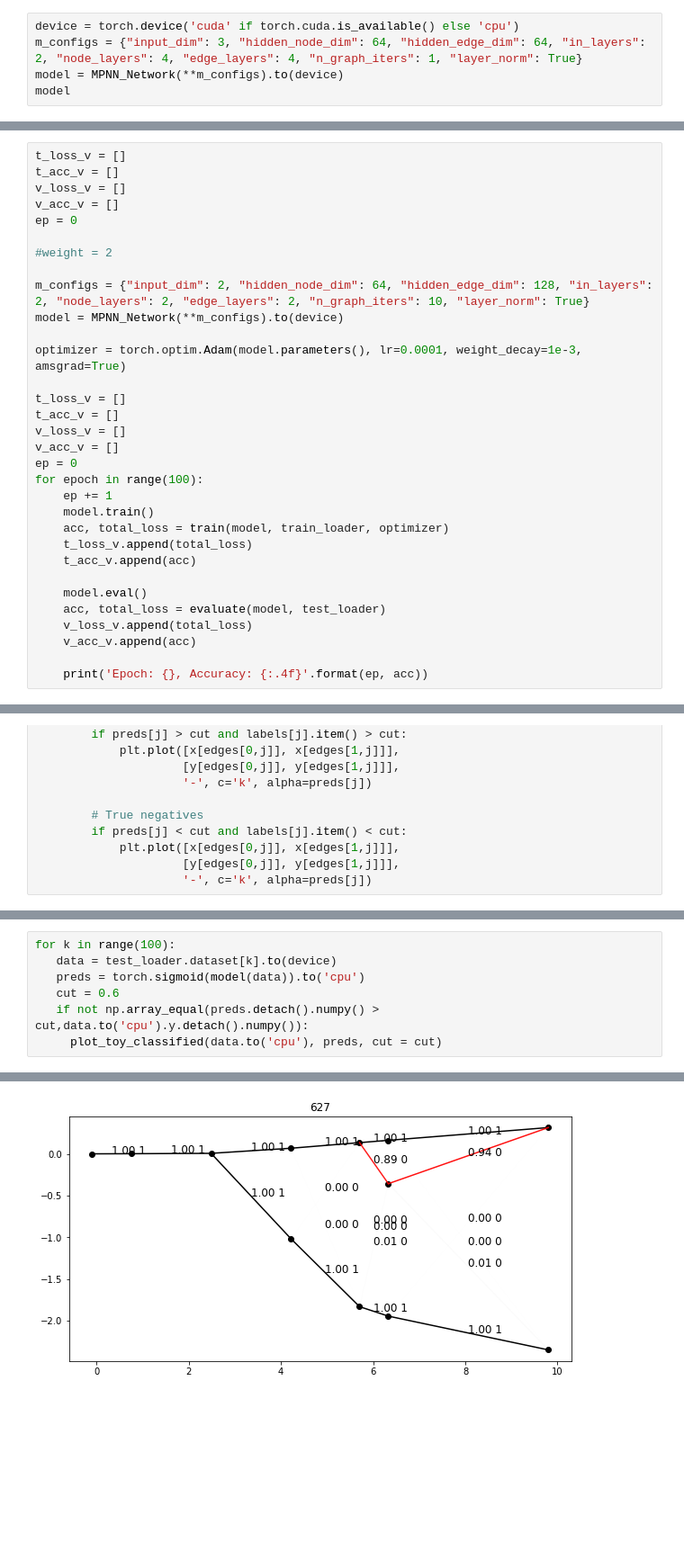
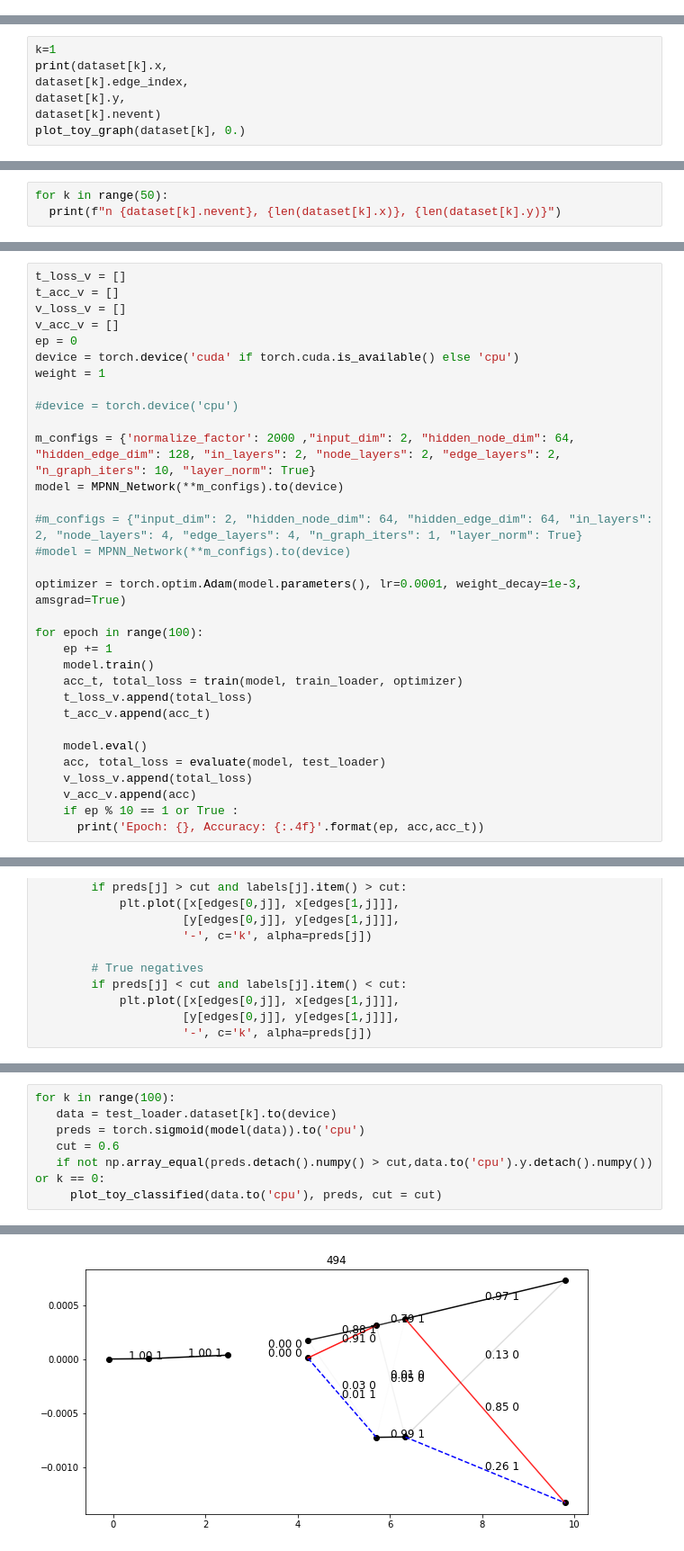
Before and after one commit to kamileo96/GNN-Tracking, a Jupyter notebook: GNN_muonE_2D.ipynb, the cells around one changed output, grey strips where cells are left out. Shown at 90% size. Saved outputs shown, nothing was run; the diff lists cells and outputs as text; blank space fills up the shorter version.

```diff
--- a/GNN_muonE_2D.ipynb
+++ b/GNN_muonE_2D.ipynb
@@ -209,5 +215,0 @@ Build a version of the model and print it out.
-# %%
-device = torch.device('cuda' if torch.cuda.is_available() else 'cpu')
-m_configs = {"input_dim": 3, "hidden_node_dim": 64, "hidden_edge_dim": 64, "in_layers": 2, "node_layers": 4, "edge_layers": 4, "n_graph_iters": 1, "layer_norm": True}
-model = MPNN_Network(**m_configs).to(device)
-model
@@ -442,0 +511,7 @@ tensor([[-1.0500e-01,  5.4536e-08],
+# %%
+k=1
+print(dataset[k].x,
+dataset[k].edge_index,
+dataset[k].y,
+dataset[k].nevent)
+plot_toy_graph(dataset[k], 0.)
@@ -442,0 +532,3 @@ tensor([[-1.0500e-01,  5.4536e-08],
+# %%
+for k in range(50):
+  print(f"n {dataset[k].nevent}, {len(dataset[k].x)}, {len(dataset[k].y)}")
@@ -453,30 +563,30 @@ t_acc_v = []
 v_loss_v = []
 v_acc_v = []
 ep = 0
+device = torch.device('cuda' if torch.cuda.is_available() else 'cpu')
+weight = 1
 
-#weight = 2
+#device = torch.device('cpu')
 
-m_configs = {"input_dim": 2, "hidden_node_dim": 64, "hidden_edge_dim": 128, "in_layers": 2, "node_layers": 2, "edge_layers": 2, "n_graph_iters": 10, "layer_norm": True}
+m_configs = {'normalize_factor': 2000 ,"input_dim": 2, "hidden_node_dim": 64, "hidden_edge_dim": 128, "in_layers": 2, "node_layers": 2, "edge_layers": 2, "n_graph_iters": 10, "layer_norm": True}
 model = MPNN_Network(**m_configs).to(device)
+
+#m_configs = {"input_dim": 2, "hidden_node_dim": 64, "hidden_edge_dim": 64, "in_layers": 2, "node_layers": 4, "edge_layers": 4, "n_graph_iters": 1, "layer_norm": True}
+#model = MPNN_Network(**m_configs).to(device)
 
 optimizer = torch.optim.Adam(model.parameters(), lr=0.0001, weight_decay=1e-3, amsgrad=True)
 
-t_loss_v = []
-t_acc_v = []
-v_loss_v = []
-v_acc_v = []
-ep = 0
 for epoch in range(100):
     ep += 1
     model.train()
-    acc, total_loss = train(model, train_loader, optimizer)
+    acc_t, total_loss = train(model, train_loader, optimizer)
     t_loss_v.append(total_loss)
-    t_acc_v.append(acc)
+    t_acc_v.append(acc_t)
 
     model.eval()
     acc, total_loss = evaluate(model, test_loader)
     v_loss_v.append(total_loss)
     v_acc_v.append(acc)
-
-    print('Epoch: {}, Accuracy: {:.4f}'.format(ep, acc))
+    if ep % 10 == 1 or True :
+      print('Epoch: {}, Accuracy: {:.4f}'.format(ep, acc,acc_t))
 # %% [output]
@@ -566,6 +689,6 @@ for k in range(100):
    data = test_loader.dataset[k].to(device)
    preds = torch.sigmoid(model(data)).to('cpu')
    cut = 0.6
-   if not np.array_equal(preds.detach().numpy() > cut,data.to('cpu').y.detach().numpy()):
+   if not np.array_equal(preds.detach().numpy() > cut,data.to('cpu').y.detach().numpy()) or k == 0:
      plot_toy_classified(data.to('cpu'), preds, cut = cut)
 # %% [output]
@@ -573 +696 @@ for k in range(100):
-[figure, old version]
+[figure, new version]
```
Also changed, not shown: parts of 20 cells of this notebook.
